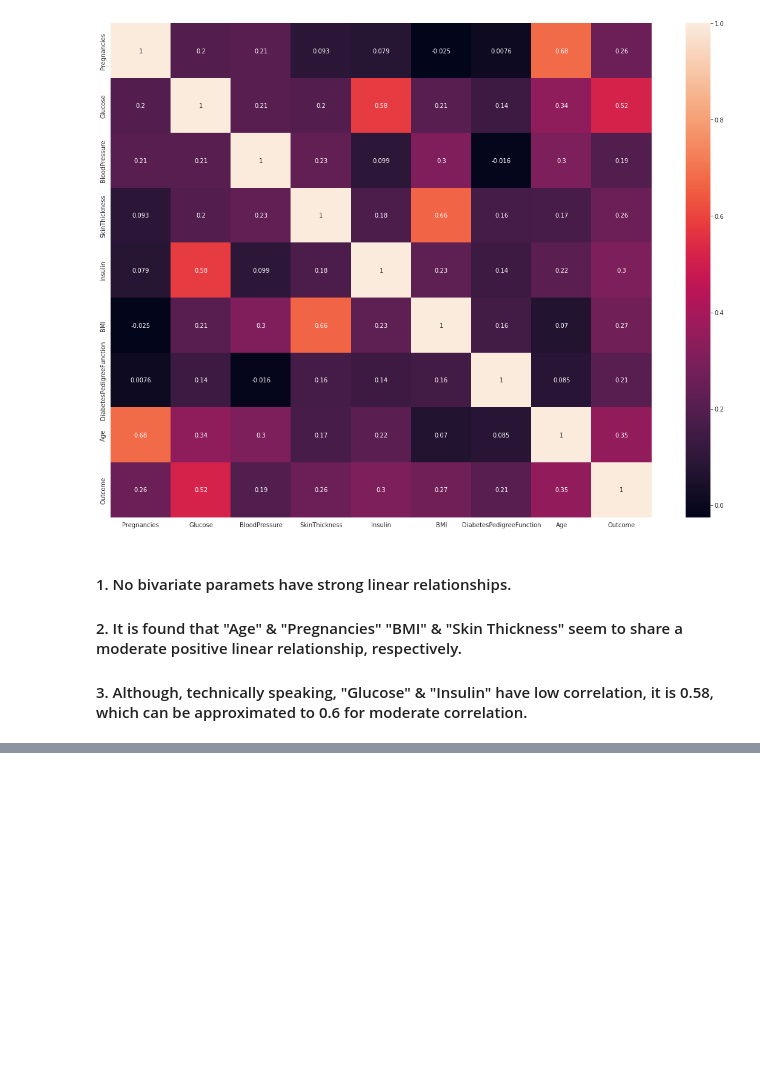
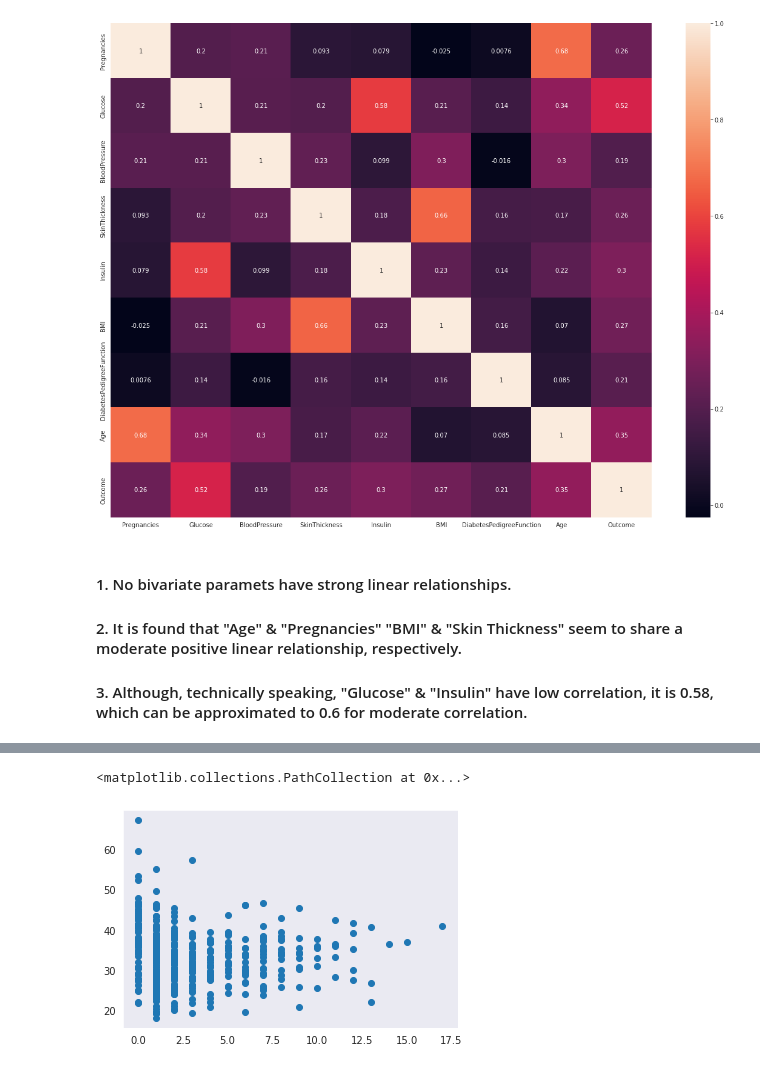
Before and after one commit to pragmatic-philosopher09/Feynn-Labs-Market-Segmentation-Internship-Task-, a Jupyter notebook: Feynn_Lab_Market_Segmentation.ipynb, the cells around one changed output, grey strips where cells are left out. Cells and saved outputs as stored; diff of their text form; code cells hidden in the pictures; blank space fills up the shorter version.

```diff
--- a/Feynn_Lab_Market_Segmentation.ipynb
+++ b/Feynn_Lab_Market_Segmentation.ipynb
@@ -508,0 +520,5 @@ sns.heatmap(cor, annot=True)
+# %%
+plt.scatter(dia['Pregnancies'], dia['BMI'])
+# %% [output]
+<matplotlib.collections.PathCollection at 0x...>
+[figure, added]
```
Also changed, not shown: parts of 24 cells of this notebook.
